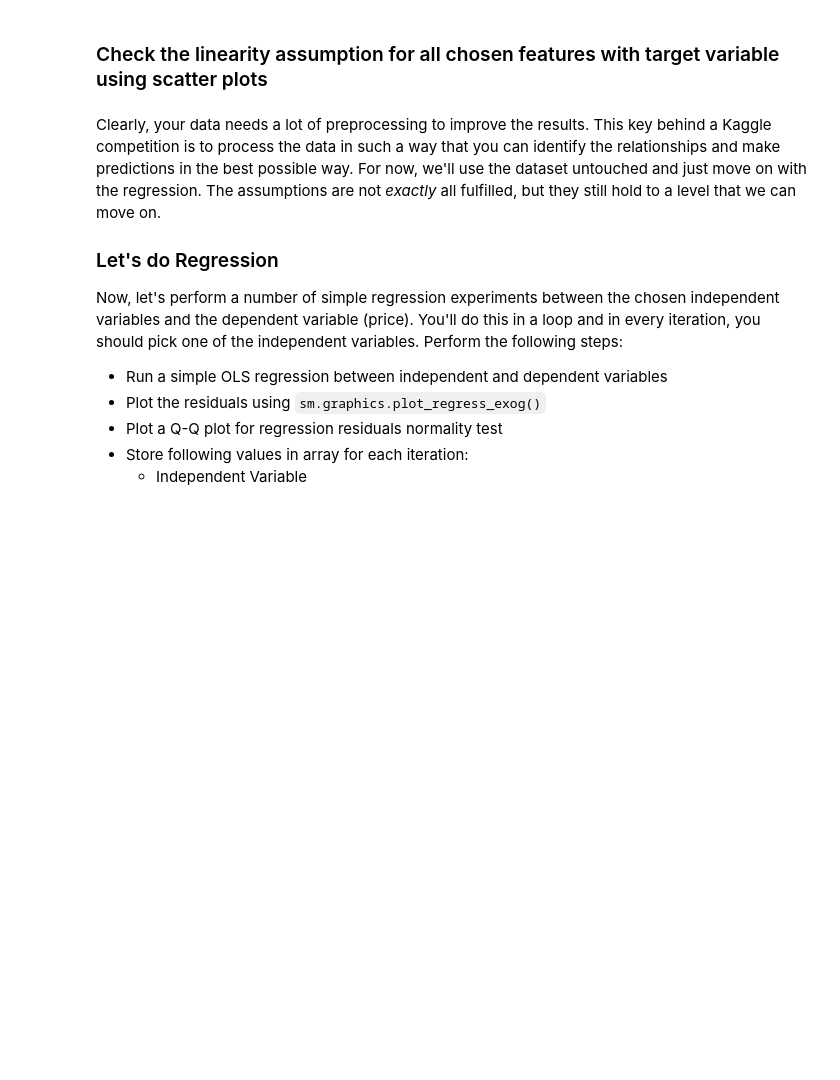
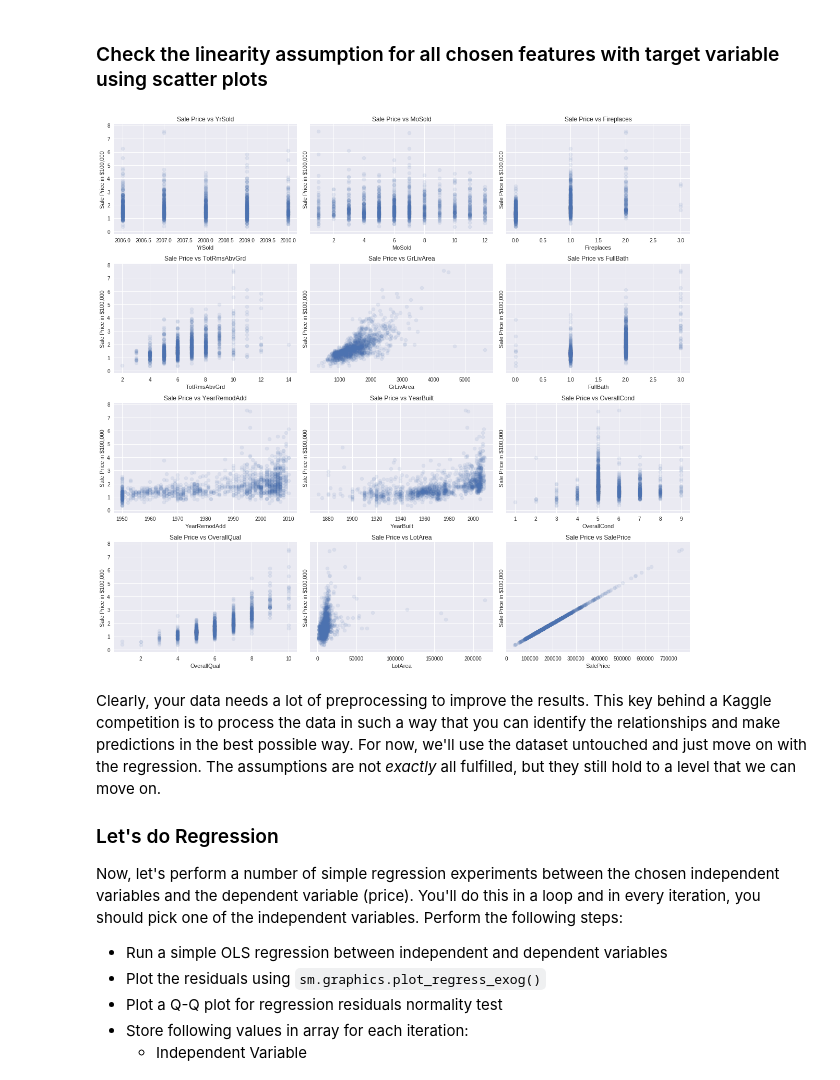
Before and after one commit to AlisonSalerno/dsc-regression-boston-lab-nyc-ds-033020, a Jupyter notebook: index.ipynb, the cells around one changed output. Drawn from its saved outputs; the diff is of its cells as text; code cells hidden in the pictures; blank space fills up the shorter version.

```diff
--- a/index.ipynb
+++ b/index.ipynb
@@ -72,3 +70,17 @@ data.hist(figsize=(18,15), bins='auto');
+# %%
+# Your code here
+
+fig, axes = plt.subplots(nrows=4, ncols=3, figsize=(16,15), sharey=True)
+
+for ax, column in zip(axes.flatten(), data.columns):
+    ax.scatter(data[column], data['SalePrice'] / 100_000, label=column, alpha=.1)
+    ax.set_title(f'Sale Price vs {column}')
+    ax.set_xlabel(column)
+    ax.set_ylabel('Sale Price in $100,000')
+
+fig.tight_layout()
+# %% [output]
+[figure, added]
 # %% [markdown]
 Clearly, your data needs a lot of preprocessing to improve the results. This key behind a Kaggle competition is to process the data in such a way that you can identify the relationships and make predictions in the best possible way. For now, we'll use the dataset untouched and just move on with the regression. The assumptions are not _exactly_ all fulfilled, but they still hold to a level that we can move on.
 
```
Also changed, not shown: parts of 1 cell of this notebook.
